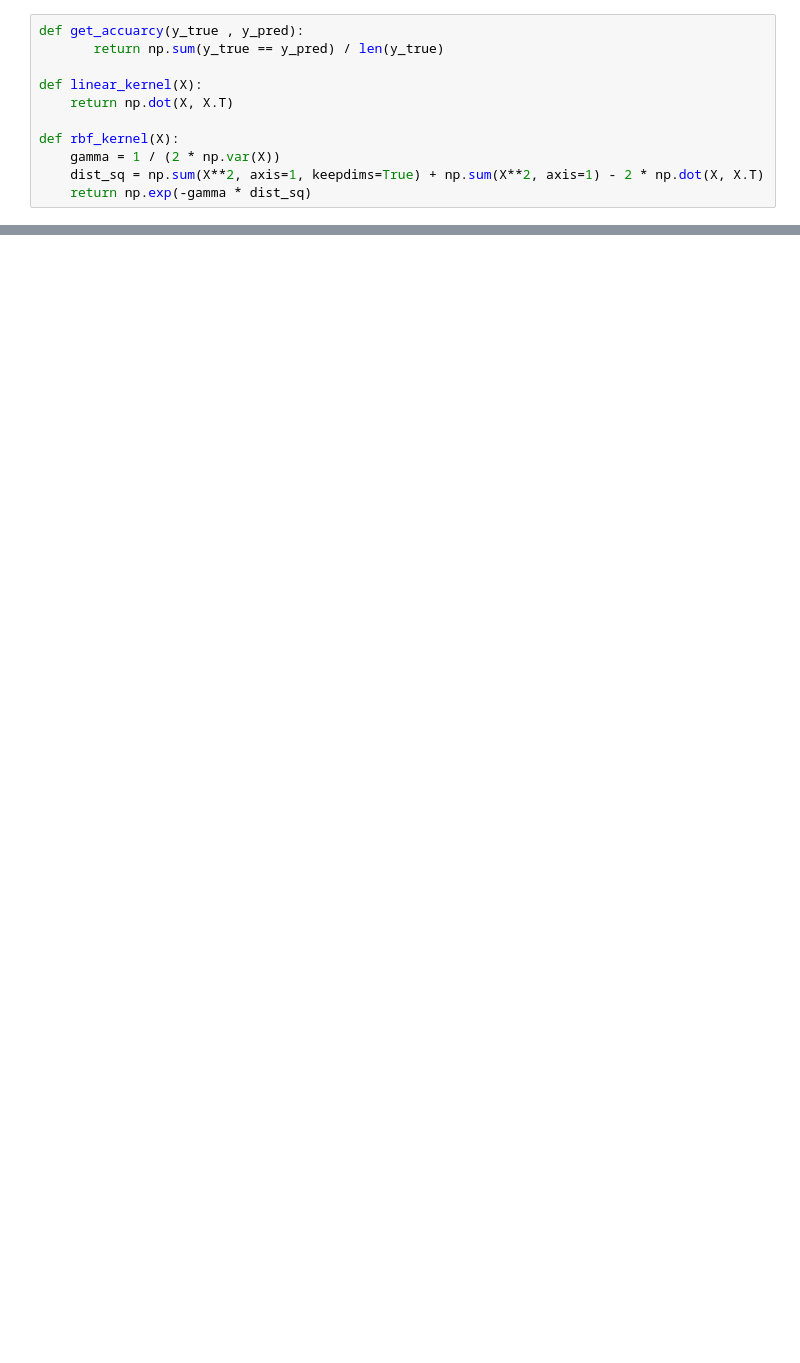
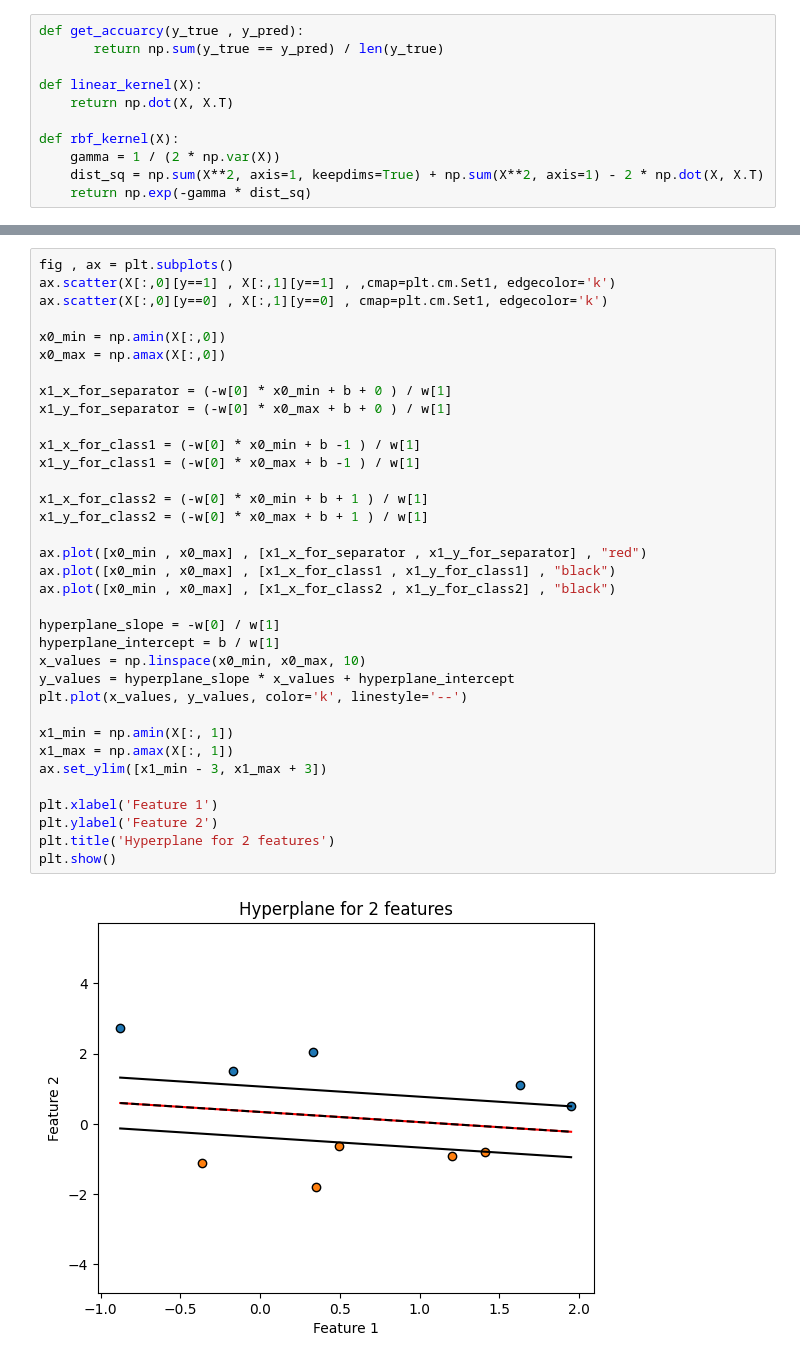
Before and after one commit to efekaanefe/ML-Algorithms-From-Scratch, a Jupyter notebook: SVM.ipynb, the cells around one changed output, grey strips where cells are left out. Drawn from its saved outputs; the diff is of its cells as text; blank space fills up the shorter version.

```diff
--- a/SVM.ipynb
+++ b/SVM.ipynb
@@ -75 +75,38 @@ get_accuarcy(y_, predictions)
+# %%
+fig , ax = plt.subplots()
+ax.scatter(X[:,0][y==1] , X[:,1][y==1] , ,cmap=plt.cm.Set1, edgecolor='k')
+ax.scatter(X[:,0][y==0] , X[:,1][y==0] , cmap=plt.cm.Set1, edgecolor='k')
+
+x0_min = np.amin(X[:,0])
+x0_max = np.amax(X[:,0])
+
+x1_x_for_separator = (-w[0] * x0_min + b + 0 ) / w[1]
+x1_y_for_separator = (-w[0] * x0_max + b + 0 ) / w[1]
+
+x1_x_for_class1 = (-w[0] * x0_min + b -1 ) / w[1]
+x1_y_for_class1 = (-w[0] * x0_max + b -1 ) / w[1]
+
+x1_x_for_class2 = (-w[0] * x0_min + b + 1 ) / w[1]
+x1_y_for_class2 = (-w[0] * x0_max + b + 1 ) / w[1]
+
+ax.plot([x0_min , x0_max] , [x1_x_for_separator , x1_y_for_separator] , "red")
+ax.plot([x0_min , x0_max] , [x1_x_for_class1 , x1_y_for_class1] , "black")
+ax.plot([x0_min , x0_max] , [x1_x_for_class2 , x1_y_for_class2] , "black")
+
+hyperplane_slope = -w[0] / w[1]
+hyperplane_intercept = b / w[1]
+x_values = np.linspace(x0_min, x0_max, 10)
+y_values = hyperplane_slope * x_values + hyperplane_intercept
+plt.plot(x_values, y_values, color='k', linestyle='--')
+
+x1_min = np.amin(X[:, 1])
+x1_max = np.amax(X[:, 1])
+ax.set_ylim([x1_min - 3, x1_max + 3])
+
+plt.xlabel('Feature 1')
+plt.ylabel('Feature 2')
+plt.title('Hyperplane for 2 features')
+plt.show()
+# %% [output]
+[figure, added]
 # %%
```
Also changed, not shown: parts of 4 cells of this notebook.
